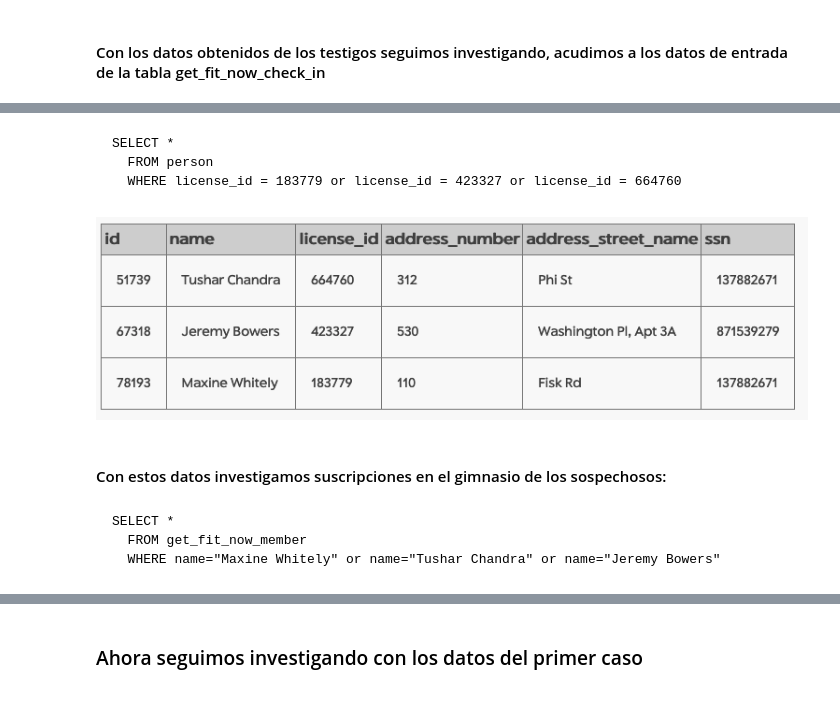
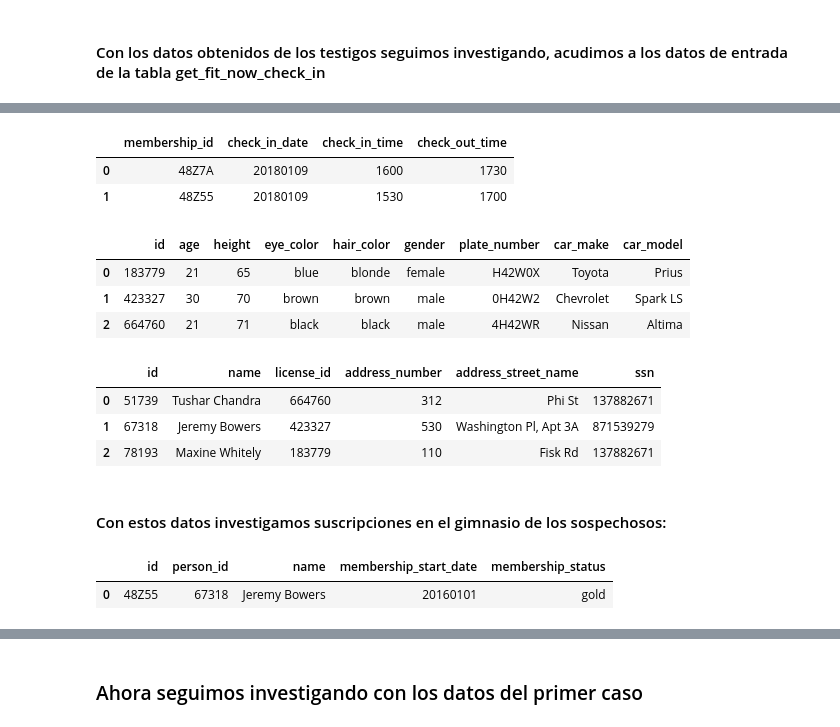
Before and after one commit to MMONTUENGA/MARLOWE-S_TEAM, a Jupyter notebook: SQL_grupo.ipynb, the cells around one changed output, grey strips where cells are left out. Saved outputs shown, nothing was run; the diff lists cells and outputs as text; code cells hidden in the pictures.

````diff
--- a/SQL_grupo.ipynb
+++ b/SQL_grupo.ipynb
@@ -71,17 +126,56 @@ SELECT *
-# %% [markdown]
-```
-SELECT *
-  FROM person
-  WHERE license_id = 183779 or license_id = 423327 or license_id = 664760
-```
-# %% [markdown]
-![Captura de Pantalla 2023-12-09 a las 7.03.50.png](<attachment:Captura de Pantalla 2023-12-09 a las 7.03.50.png>)
+# %%
+query = '''
+SELECT *
+  FROM get_fit_now_check_in
+  WHERE check_in_date= 20180109 and membership_id LIKE '%48Z%'
+'''
+
+result = sql(query)
+result
+# %% [output]
+|  | membership_id | check_in_date | check_in_time | check_out_time |
+| 0 | 48Z7A | 20180109 | 1600 | 1730 |
+| 1 | 48Z55 | 20180109 | 1530 | 1700 |
+# %%
+query = '''
+SELECT *
+FROM drivers_license
+WHERE plate_number LIKE '%H42W%'
+'''
+
+result = sql(query)
+result
+# %% [output]
+|  | id | age | height | eye_color | hair_color | gender | plate_number | car_make | car_model |
+| 0 | 183779 | 21 | 65 | blue | blonde | female | H42W0X | Toyota | Prius |
+| 1 | 423327 | 30 | 70 | brown | brown | male | 0H42W2 | Chevrolet | Spark LS |
+| 2 | 664760 | 21 | 71 | black | black | male | 4H42WR | Nissan | Altima |
+# %%
+query = '''
+SELECT *
+  FROM person
+  WHERE license_id = 183779 or license_id = 423327 or license_id = 664760
+'''
+
+result = sql(query)
+result
+# %% [output]
+|  | id | name | license_id | address_number | address_street_name | ssn |
+| 0 | 51739 | Tushar Chandra | 664760 | 312 | Phi St | 137882671 |
+| 1 | 67318 | Jeremy Bowers | 423327 | 530 | Washington Pl, Apt 3A | 871539279 |
+| 2 | 78193 | Maxine Whitely | 183779 | 110 | Fisk Rd | 137882671 |
 # %% [markdown]
 #### Con estos datos investigamos suscripciones en el gimnasio de los sospechosos:
-# %% [markdown]
-```
-SELECT *
-  FROM get_fit_now_member
-  WHERE name="Maxine Whitely" or name="Tushar Chandra" or name="Jeremy Bowers"
-```
+# %%
+query = '''
+SELECT *
+  FROM get_fit_now_member
+  WHERE name="Maxine Whitely" or name="Tushar Chandra" or name="Jeremy Bowers"
+'''
+
+result = sql(query)
+result
+# %% [output]
+|  | id | person_id | name | membership_start_date | membership_status |
+| 0 | 48Z55 | 67318 | Jeremy Bowers | 20160101 | gold |
 # %% [markdown]
````
Also changed, not shown: parts of 26 cells of this notebook, 2 other files.
